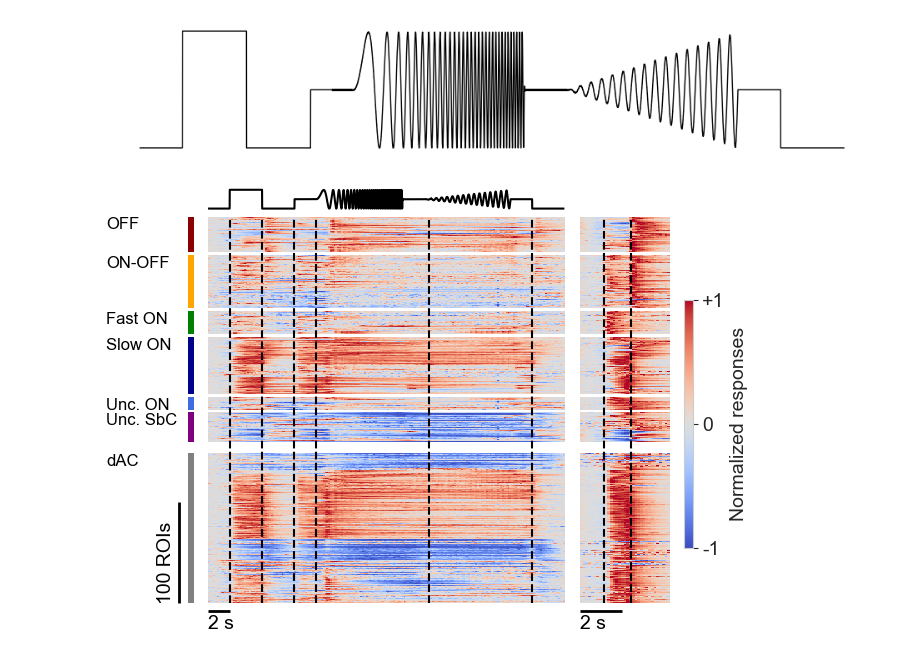
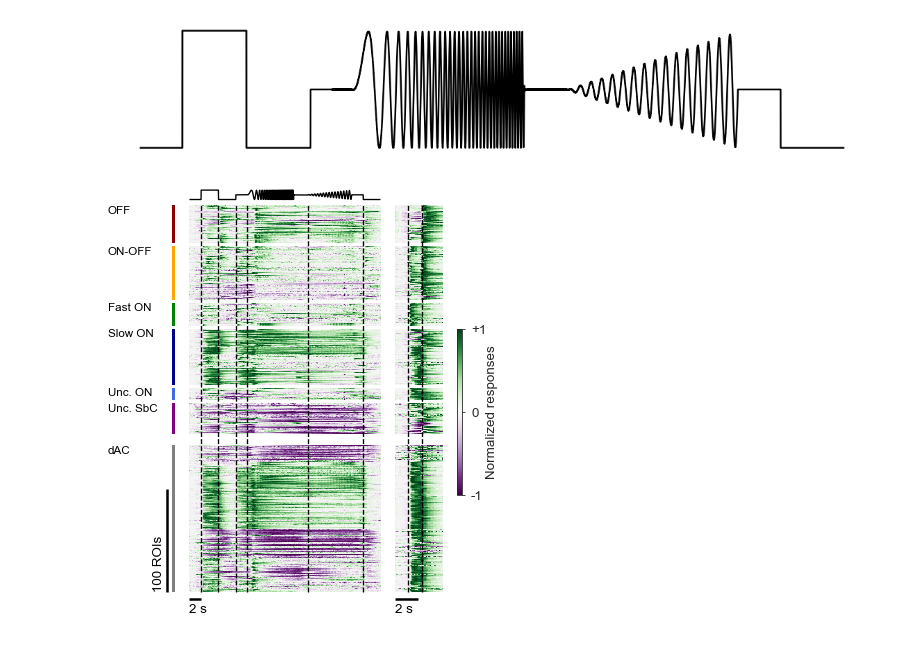
Before and after one commit to eyewire2/eyewire2-functional-analysis, a Jupyter notebook: notebooks/analysis/manuscript/Fig_response-overview.ipynb, the cells around one changed output. Cells and saved outputs as stored; diff of their text form; code cells hidden in the pictures.

Commit message:
update response heatmaps

```diff
--- a/notebooks/analysis/manuscript/Fig_response-overview.ipynb
+++ b/notebooks/analysis/manuscript/Fig_response-overview.ipynb
@@ -60,7 +68,7 @@ def downsample_uniform_filter(data, n):
     filtered = ndimage.uniform_filter1d(data, size=n, axis=1)
     return filtered[:, ::n]
 # %%
-chirps = np.vstack(df_rois['chirp_average_norm'])
+chirps = np.vstack(df['chirp_average_norm'])
 # %%
 chirps.shape
 # %% [output]
@@ -68,3 +76,3 @@ chirps.shape
 # %%
-bars = np.vstack(df_rois['bar_time_component'])
+bars = np.vstack(df['bar_time_component'])
 # %%
@@ -106,10 +120,10 @@ def int_to_sg(i):
     elif i == 6:
         return 'dAC'
 
-supergroups = df_rois.supergroup_w_cellclass.values
+supergroups = df.supergroup_w_cellclass.values
 supergroups_int = np.array([sg_to_int(sg) for sg in supergroups])
 # %%
-sidx = np.argsort(df_rois.group_id_w_cellclass.values)[::-1]
+sidx = np.argsort(df.group_id_w_cellclass.values)[::-1]
 # %%
 import h5py
 
@@ -125,10 +137,10 @@ import seaborn as sns
 fig, ax = plt.subplots(1, 1, figsize=(12, 2))
 
 ax.axis('off')
-ax.plot(np.arange(len(chirp_stimulus))*1e-3, chirp_stimulus, c='k', clip_on=False, lw=1, solid_capstyle='butt')
+ax.plot(np.arange(len(chirp_stimulus))*1e-3, chirp_stimulus, c='k', clip_on=False, lw=1.5, solid_capstyle='butt')
 plt.savefig('figures/chirp_stimulus.eps', bbox_inches='tight')
 # %% [output]
-[figure, old version]
+[figure, new version]
 # %%
 import numpy as np
 import matplotlib.pyplot as plt
@@ -170,8 +182,8 @@ chirp_col = 1
 bar_col = 2 if chirp_col == 1 else 1
 width_ratios = (0.5, 3, 12, 0.3) if chirp_col == 2 else (0.5, 12, 3, 0.3)
 
-fig, axs = plt.subplots(2, 4, figsize=(6, 5), width_ratios=width_ratios, height_ratios=(1, 20), sharex='col')
-sns.despine(left=1, bottom=1)
+fig, axs = plt.subplots(2, 4, figsize=(3, 4), width_ratios=width_ratios, height_ratios=(1, 40), sharex='col')
+sns.despine(left=True, bottom=True)
 
 
 ax = axs[1, 0]
@@ -179,21 +191,21 @@ ax.axis('off')
 im = ax.imshow(im_sgs, aspect='auto',
                cmap=sg_cmap, norm=sg_norm,
                interpolation='none', extent=(0, 1, 0, 1), origin='lower')
-ax.plot([0, 1], [-.02, -.02], c=(1, 1, 1, 0), solid_capstyle='butt', lw=2)
-ax.text(0, -0.03, ' ', c=(1, 1, 1, 0), ha='left', rotation=0, va='top', fontsize=14)
+ax.plot([0, 1], [-.02, -.02], c=(1, 1, 1, 0), solid_capstyle='butt', lw=1.5)
+ax.text(0, -0.03, ' ', c=(1, 1, 1, 0), ha='left', rotation=0, va='top', fontsize=8)
 
 ax = axs[0, chirp_col]
 ax.axis('off')
-ax.plot(np.arange(len(chirp_stimulus))*1e-3, chirp_stimulus, c='k', clip_on=False, lw=1.5, solid_capstyle='butt')
+ax.plot(np.arange(len(chirp_stimulus))*1e-3, chirp_stimulus, c='k', clip_on=False, lw=0.8, solid_capstyle='butt')
 
 ax = axs[1, chirp_col]
 ax.grid(False)
 ax.set(xticks=[], yticks=[])
-ax.imshow(im_chirp, aspect='auto', vmin=-1, vmax=1, cmap='coolwarm', interpolation='none', extent=(0, 33, 0, 1), origin='lower')
+ax.imshow(im_chirp, aspect='auto', vmin=-1, vmax=1, cmap='PRGn', interpolation='none', extent=(0, 33, 0, 1), origin='lower')
 for t in [2, 5, 8, 10, 20.5, 30]:
-    ax.plot([t, t], [0, 1], c='k', lw=1.5, ls='--')
-ax.plot([0, 2], [-.02, -.02], c='k', solid_capstyle='butt', lw=2)
-ax.text(0, -0.03, '2 s', c='k', ha='left', rotation=0, va='top', fontsize=14)
+    ax.plot([t, t], [0, 1], c='k', lw=0.8, ls='--')
+ax.plot([0, 2], [-.02, -.02], c='k', solid_capstyle='butt', lw=1.5)
+ax.text(0, -0.03, '2 s', c='k', ha='left', rotation=0, va='top', fontsize=8)
 
 ax = axs[0, bar_col]
 ax.axis('off')
@@ -204,42 +216,43 @@ ax.axis('off')
 ax = axs[0, 3]
 ax.axis('off')
 
 ax = axs[1, bar_col]
 ax.grid(False)
 ax.axis('off')
-im = ax.imshow(im_bar, aspect='auto', vmin=-1, vmax=1, cmap='coolwarm', interpolation='none', extent=(0, 4.224, 0, 1), origin='lower')
+im = ax.imshow(im_bar, aspect='auto', vmin=-1, vmax=1, cmap='PRGn', interpolation='none', extent=(0, 4.224, 0, 1), origin='lower')
 
 for t in [1.152, 2.432]:
-    ax.plot([t, t], [0, 1], c='k', lw=1.5, ls='--')
-ax.plot([0, 2], [-.02, -.02], c='k', solid_capstyle='butt', lw=2)
-ax.text(0, -0.03, '2 s', c='k', ha='left', rotation=0, va='top', fontsize=14)
+    ax.plot([t, t], [0, 1], c='k', lw=0.8, ls='--')
+ax.plot([0, 2], [-.02, -.02], c='k', solid_capstyle='butt', lw=1.5)
+ax.text(0, -0.03, '2 s', c='k', ha='left', rotation=0, va='top', fontsize=8)
 
 ax = axs[1, 3]
 cbar = plt.colorbar(im, ax=ax, cax=ax, orientation='vertical')
-cbar.set_label('Normalized responses', fontsize=14)
+cbar.outline.set_linewidth(0.5)
+cbar.set_label('Normalized responses', fontsize=8, labelpad=0)
 cbar.set_ticks([-1, 0, 1])
-cbar.set_ticklabels(["-1", "0", "+1"], fontsize=14)
+cbar.set_ticklabels(["-1", "0", "+1"], fontsize=8)
 
 plt.tight_layout(h_pad=0.05)
 
 ax = axs[1, 0]
-ax.set_ylabel('Cells sorted by functional group', fontsize=14)
+ax.set_ylabel('Cells sorted by functional group', fontsize=8)
 dscale = 80
-ax.plot([-0.02*dscale, -0.02*dscale], [0, 100/len(sidx)], c='k', solid_capstyle='butt', lw=2, clip_on=False)
-ax.text(-0.03*dscale, 0, f'100 ROIs', c='k', ha='right', rotation=90, va='bottom', fontsize=14)
+ax.plot([-0.02*dscale, -0.02*dscale], [0, 100/len(sidx)], c='k', solid_capstyle='butt', lw=1.5, clip_on=False)
+ax.text(-0.03*dscale, 0, f'100 ROIs', c='k', ha='right', rotation=90, va='bottom', fontsize=8)
 
 ax = axs[-1, -1]
 pos = ax.get_position()
-new_pos = [pos.x0, pos.y0 + pos.height*0.2, pos.width, pos.height*0.6]
+new_pos = [pos.x0, pos.y0 + pos.height*0.3, pos.width, pos.height*0.4]
 ax.set_position(new_pos)
 
 ax = axs[1, 0]
 for i, (sg1, sg2) in enumerate(zip(np.append(np.nan, im_sgs[:, 0])[:-1] , im_sgs[:, 0])):
     if np.isnan(sg1) and not np.isnan(sg2):
         sg_name = int_to_sg(int(sg2))
-        ax.text(-15, (i + np.sum(im_sgs[:, 0] == sg2)) / im_sgs.shape[0], sg_name, c='k', ha='left', va='top', fontsize=12)
+        ax.text(-22, (i + np.sum(im_sgs[:, 0] == sg2)) / im_sgs.shape[0], sg_name, c='k', ha='left', va='top', fontsize=7)
 
 plt.savefig(f'figures/response_overview_{chirp_col}.pdf', bbox_inches='tight')
 plt.savefig(f'figures/response_overview_{chirp_col}.svg', bbox_inches='tight')
 # %% [output]
-[figure, old version]
+[figure, new version]
```
Also changed, not shown: parts of 12 cells of this notebook, 2 other files.
